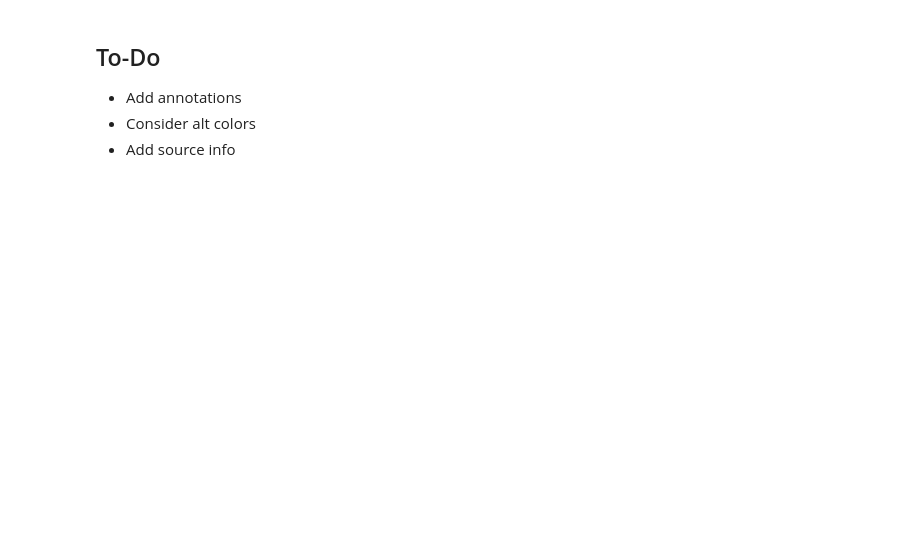
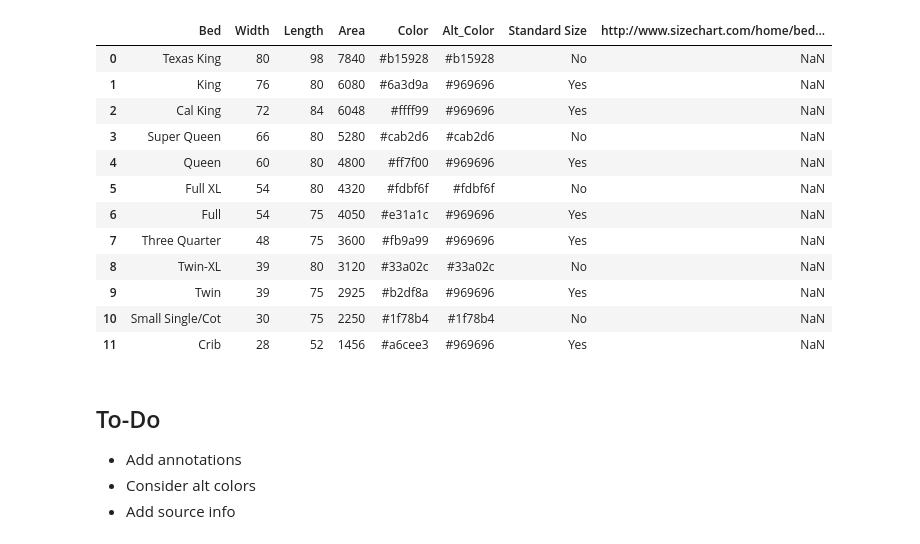
Before and after one commit to igotcharts/charts_and_more_charts, a Jupyter notebook: notebooks/Bed_Sizes.ipynb, the cells around one changed output. Drawn from its saved outputs; the diff is of its cells as text; code cells hidden in the pictures; blank space fills up the shorter version.

```diff
--- a/notebooks/Bed_Sizes.ipynb
+++ b/notebooks/Bed_Sizes.ipynb
@@ -12,3 +15,19 @@ beds.sort_values(by='Area',ascending=False,inplace=True)
+# %%
+beds
+# %% [output]
+|  | Bed | Width | Length | Area | Color | Alt_Color | Standard Size | http://www.sizechart.com/home/bed... |
+| 0 | Texas King | 80 | 98 | 7840 | #b15928 | #b15928 | No | NaN |
+| 1 | King | 76 | 80 | 6080 | #6a3d9a | #969696 | Yes | NaN |
+| 2 | Cal King | 72 | 84 | 6048 | #ffff99 | #969696 | Yes | NaN |
+| 3 | Super Queen | 66 | 80 | 5280 | #cab2d6 | #cab2d6 | No | NaN |
+| 4 | Queen | 60 | 80 | 4800 | #ff7f00 | #969696 | Yes | NaN |
+| 5 | Full XL | 54 | 80 | 4320 | #fdbf6f | #fdbf6f | No | NaN |
+| 6 | Full | 54 | 75 | 4050 | #e31a1c | #969696 | Yes | NaN |
+| 7 | Three Quarter | 48 | 75 | 3600 | #fb9a99 | #969696 | Yes | NaN |
+| 8 | Twin-XL | 39 | 80 | 3120 | #33a02c | #33a02c | No | NaN |
+| 9 | Twin | 39 | 75 | 2925 | #b2df8a | #969696 | Yes | NaN |
+| 10 | Small Single/Cot | 30 | 75 | 2250 | #1f78b4 | #1f78b4 | No | NaN |
+| 11 | Crib | 28 | 52 | 1456 | #a6cee3 | #969696 | Yes | NaN |
 # %% [markdown]
 ## To-Do
 * Add annotations
```
Also changed, not shown: parts of 3 cells of this notebook.
